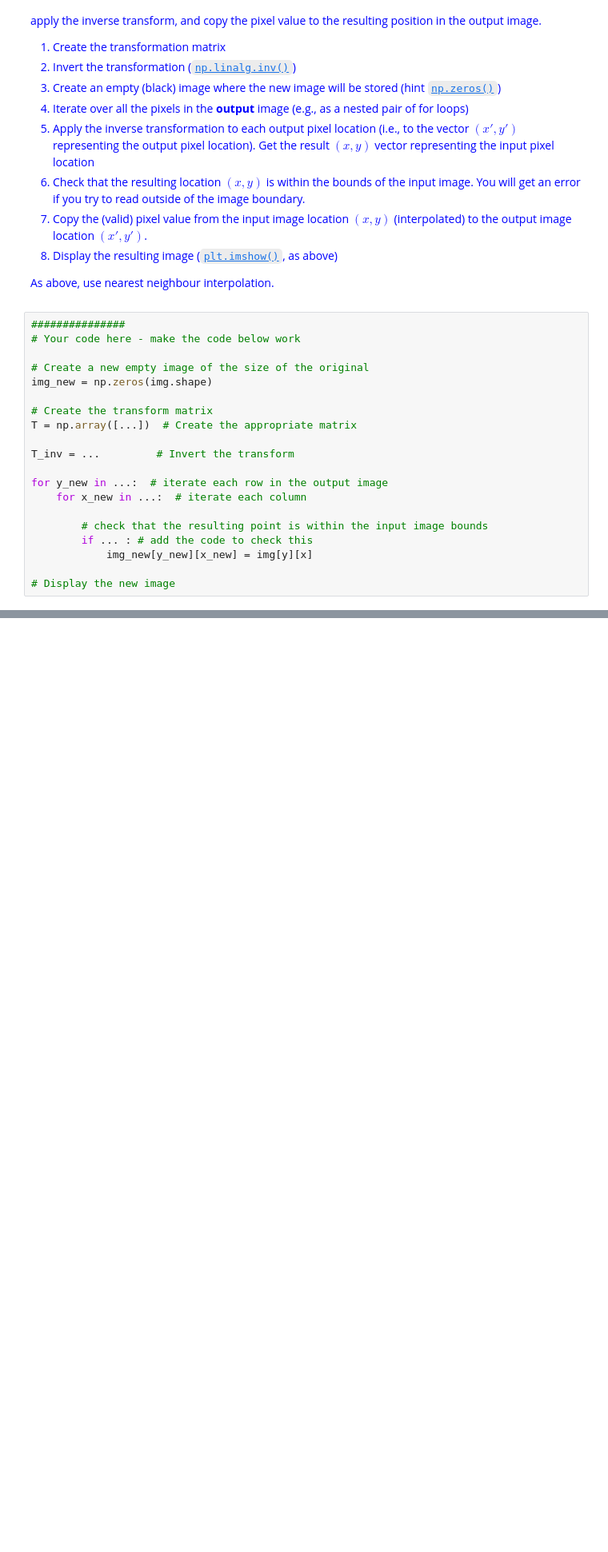
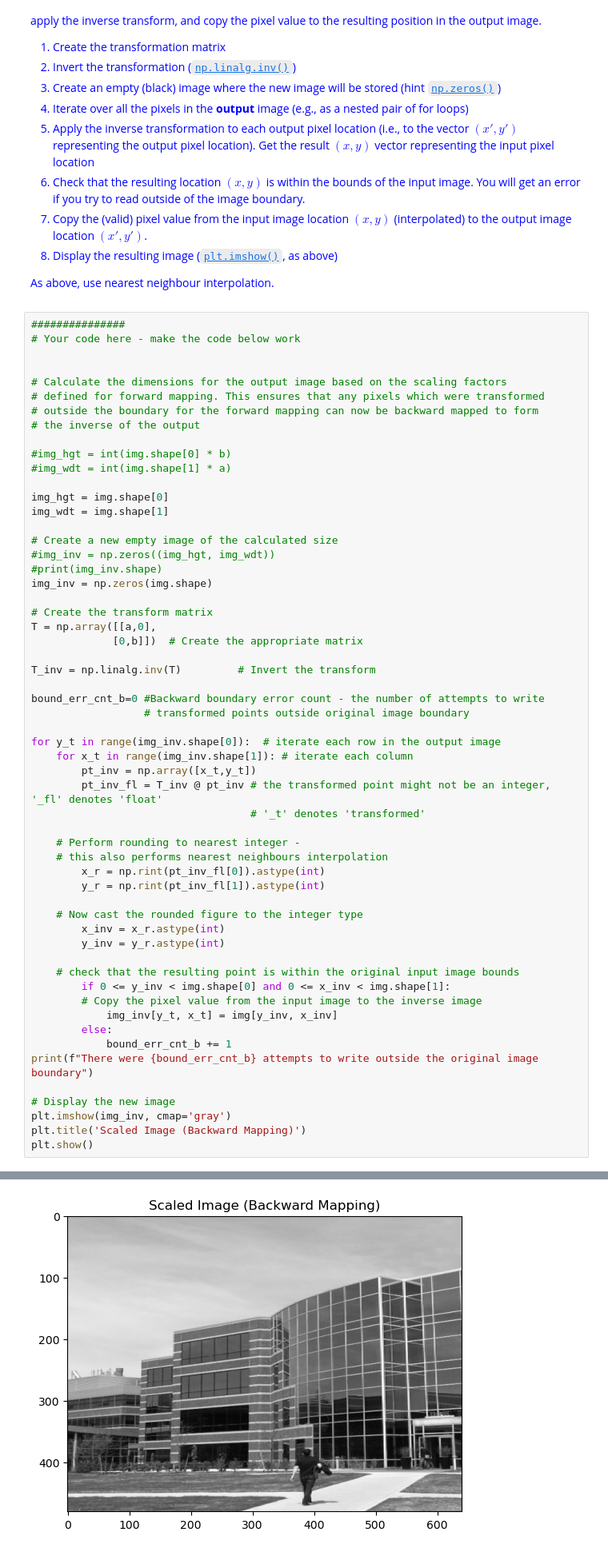
Before and after one commit to JamesBishop1973-coder/JamesB_CE5002_geom_vis, a Jupyter notebook: ETV1/Assignment1a_2D_Transforms_9117504_JB.ipynb, the cells around one changed output, grey strips where cells are left out. Shown at 80% size. Cells and saved outputs as stored; diff of their text form; blank space fills up the shorter version.

Commit message:
Performed backward mapping

```diff
--- a/ETV1/Assignment1a_2D_Transforms_9117504_JB.ipynb
+++ b/ETV1/Assignment1a_2D_Transforms_9117504_JB.ipynb
@@ -212,19 +212,57 @@ As above, use nearest neighbour interpolation.
 ###############
 # Your code here - make the code below work
 
-# Create a new empty image of the size of the original
-img_new = np.zeros(img.shape)
+
+# Calculate the dimensions for the output image based on the scaling factors
+# defined for forward mapping. This ensures that any pixels which were transformed
+# outside the boundary for the forward mapping can now be backward mapped to form
+# the inverse of the output
+
+#img_hgt = int(img.shape[0] * b)
+#img_wdt = int(img.shape[1] * a)
+
+img_hgt = img.shape[0]
+img_wdt = img.shape[1]
+
+# Create a new empty image of the calculated size
+#img_inv = np.zeros((img_hgt, img_wdt))
+#print(img_inv.shape)
+img_inv = np.zeros(img.shape)
 
 # Create the transform matrix
-T = np.array([...])  # Create the appropriate matrix
+T = np.array([[a,0],
+             [0,b]])  # Create the appropriate matrix
 
-T_inv = ...         # Invert the transform
+T_inv = np.linalg.inv(T)         # Invert the transform
 
-for y_new in ...:  # iterate each row in the output image
-    for x_new in ...:  # iterate each column
+bound_err_cnt_b=0 #Backward boundary error count - the number of attempts to write
+                  # transformed points outside original image boundary
 
-        # check that the resulting point is within the input image bounds
-        if ... : # add the code to check this
-            img_new[y_new][x_new] = img[y][x]
+for y_t in range(img_inv.shape[0]):  # iterate each row in the output image
+    for x_t in range(img_inv.shape[1]): # iterate each column
+        pt_inv = np.array([x_t,y_t])
+        pt_inv_fl = T_inv @ pt_inv # the transformed point might not be an integer, '_fl' denotes 'float'
+                                   # '_t' denotes 'transformed'
+
+    # Perform rounding to nearest integer -
+    # this also performs nearest neighbours interpolation
+        x_r = np.rint(pt_inv_fl[0]).astype(int)
+        y_r = np.rint(pt_inv_fl[1]).astype(int)
+
+    # Now cast the rounded figure to the integer type
+        x_inv = x_r.astype(int)
+        y_inv = y_r.astype(int)
+
+    # check that the resulting point is within the original input image bounds
+        if 0 <= y_inv < img.shape[0] and 0 <= x_inv < img.shape[1]:
+        # Copy the pixel value from the input image to the inverse image
+            img_inv[y_t, x_t] = img[y_inv, x_inv]
+        else:
+            bound_err_cnt_b += 1
+print(f"There were {bound_err_cnt_b} attempts to write outside the original image boundary")
 
 # Display the new image
+plt.imshow(img_inv, cmap='gray')
+plt.title('Scaled Image (Backward Mapping)')
+plt.show()
+# %% [output]
@@ -231,3 +270,4 @@ for y_new in ...:  # iterate each row in the output image
+[figure, added]
 # %% [markdown]
 <font color='blue'>
 
```
Also changed, not shown: parts of 3 cells of this notebook.
